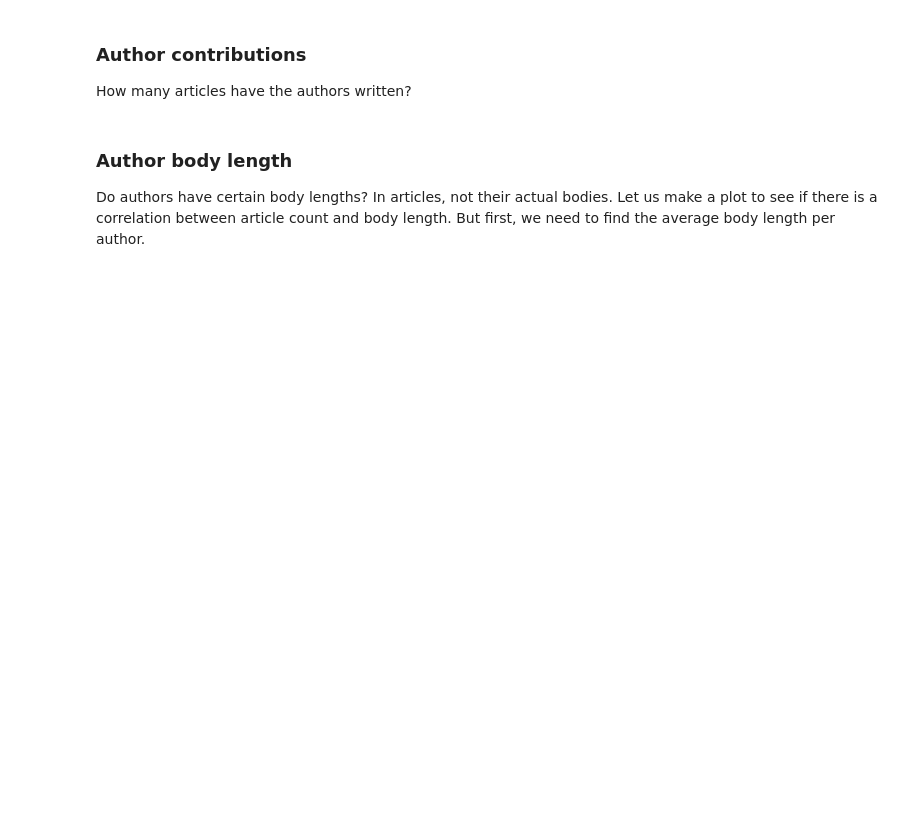
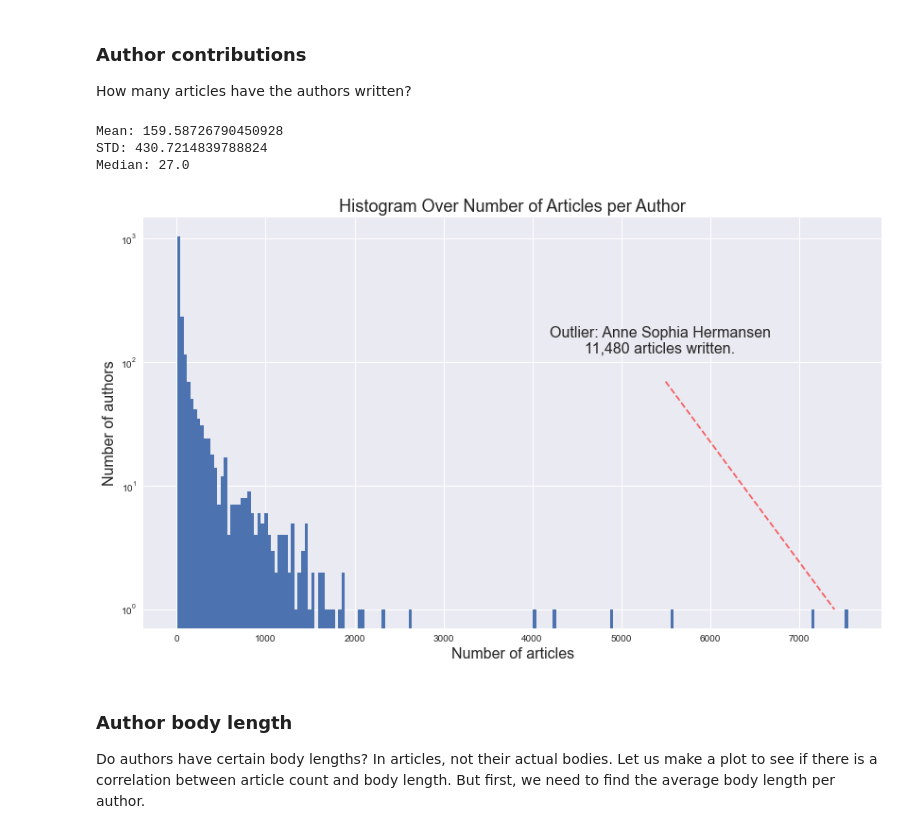
Before and after one commit to kroglkt/articlencoding, a Jupyter notebook: Data Formatting.ipynb, the cells around one changed output. Saved outputs shown, nothing was run; the diff lists cells and outputs as text; code cells hidden in the pictures; blank space fills up the shorter version.

```diff
--- a/Data Formatting.ipynb
+++ b/Data Formatting.ipynb
@@ -538,23 +599,30 @@ How many articles have the authors written?
 # %%
 counts = list(data['Byline'].value_counts())
 
 # plt.yscale('symlog')
 # plt.xlim(-100,4000)
 
 y, bin_edges = np.histogram(counts, bins=200)
 x = 0.5*(bin_edges[1:] + bin_edges[:-1])
 
 fig, ax = plt.subplots(1, figsize=(14,8))
 plt.bar(x,y,width=np.diff(bin_edges))
 
-plt.yscale('symlog')
+plt.yscale('log')
 plt.title("Histogram Over Number of Articles per Author", fontsize=18)
 plt.xlabel("Number of articles", fontsize=16)
 plt.ylabel("Number of authors", fontsize=16)
 
- desc = "Outlier: Anne Sophia Hermansen\n13535 articles written."
-# plt.text(0.7, 0.7, desc, horizontalalignment='center',verticalalignment='center', transform=ax.transAxes, fontsize=16)
-# plt.plot([40000,53000], [120,1], '--', c='red', alpha=.6)
+desc = "Outlier: Anne Sophia Hermansen\n11,480 articles written."
+plt.text(0.7, 0.7, desc, horizontalalignment='center',verticalalignment='center', transform=ax.transAxes, fontsize=16)
+plt.plot([5500,7400], [70,1], '--', c='red', alpha=.6)
+
+dist_stats(counts)
+# %% [output]
+Mean: 159.58726790450928
+STD: 430.7214839788824
+Median: 27.0
+[figure, added]
 # %% [markdown]
 ### Author body length
 Do authors have certain body lengths? In articles, not their actual bodies. Let us make a plot to see if there is a correlation between article count and body length. But first, we need to find the average body length per author.
```
Also changed, not shown: parts of 24 cells of this notebook, 2 other files.
